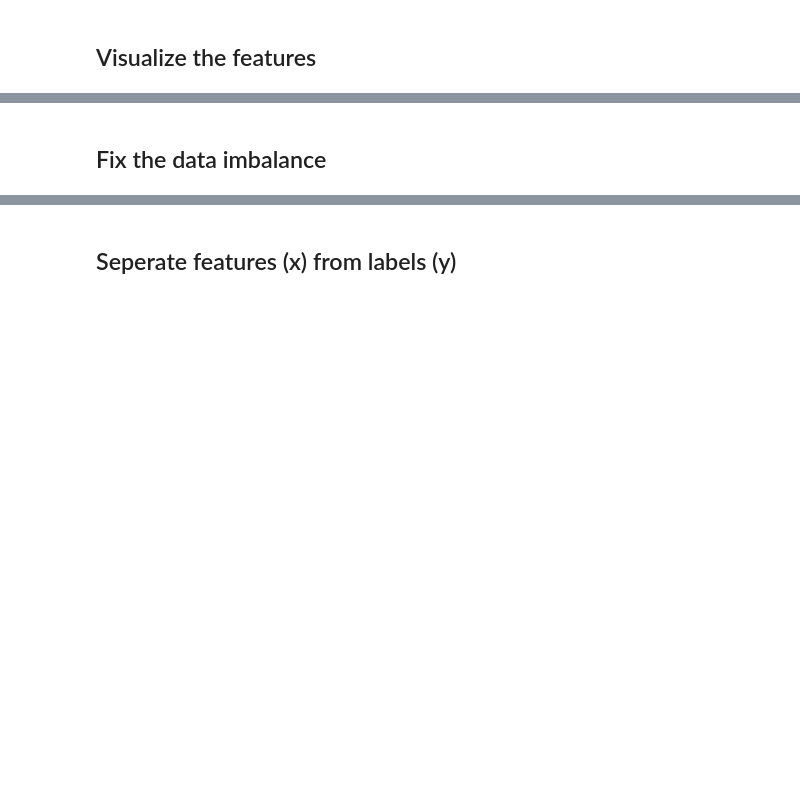
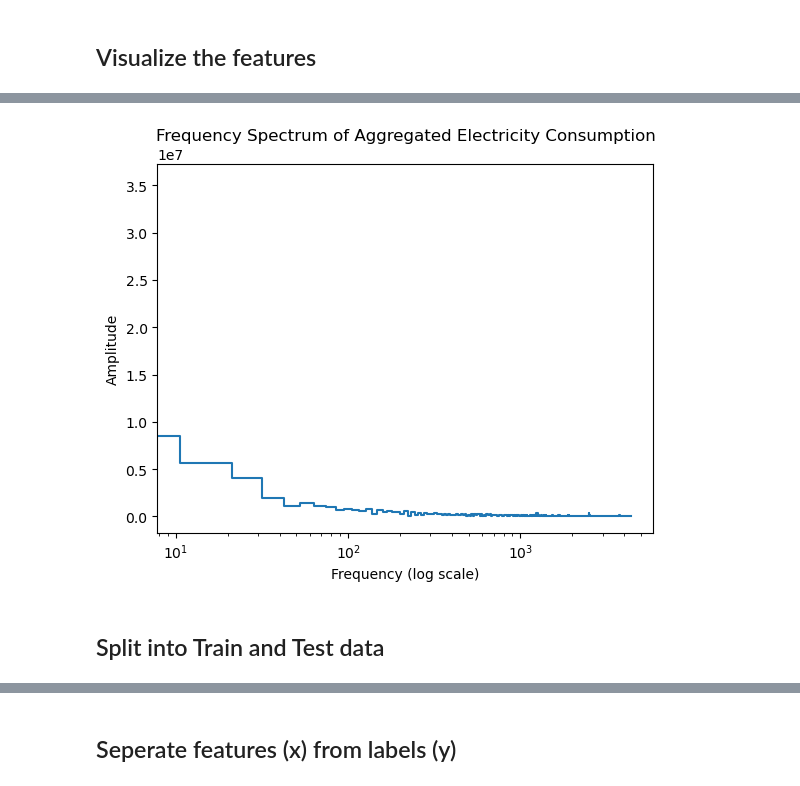
Before and after one commit to brepowell/EnergyConsumption, a Jupyter notebook: LondonDataFeatureEngineering.ipynb, the cells around one changed output, grey strips where cells are left out. Drawn from its saved outputs; the diff is of its cells as text; code cells hidden in the pictures; blank space fills up the shorter version.

Commit message:
splitting data

```diff
--- a/LondonDataFeatureEngineering.ipynb
+++ b/LondonDataFeatureEngineering.ipynb
@@ -629,3 +652,35 @@ WARNING:tensorflow:From c:\Users\brely\anaconda3\lib\site-packages\keras\src\los
 [figure]
-# %% [markdown]
-## Fix the data imbalance
+# %%
+import pandas as pd
+import numpy as np
+import tensorflow as tf
+import matplotlib.pyplot as plt
+
+# Combine year, month, and day columns into a single datetime column
+londonData['date'] = pd.to_datetime(londonData[['year', 'month', 'day']])
+
+# Aggregate the consumption data across all customers for each day
+aggregated_consumption = londonData.groupby('date')['energy(kWh/hh)'].sum().reset_index()
+aggregated_consumption = aggregated_consumption.drop_duplicates('date')
+
+# Perform Fourier transform
+fft = tf.signal.rfft(aggregated_consumption['energy(kWh/hh)'])
+
+# Calculate frequencies
+f_per_dataset = np.arange(0, len(fft))
+n_samples_h = len(aggregated_consumption)
+hours_per_year = 24 * 365.2524
+years_per_dataset = n_samples_h / hours_per_year
+f_per_year = f_per_dataset / years_per_dataset
+
+# Plot the frequency spectrum
+plt.step(f_per_year, np.abs(fft))
+plt.xscale('log')
+plt.xlabel('Frequency (log scale)')
+plt.ylabel('Amplitude')
+plt.title('Frequency Spectrum of Aggregated Electricity Consumption')
+plt.show()
+# %% [output]
+[figure, added]
+# %% [markdown]
+## Split into Train and Test data
```
Also changed, not shown: parts of 13 cells of this notebook.
